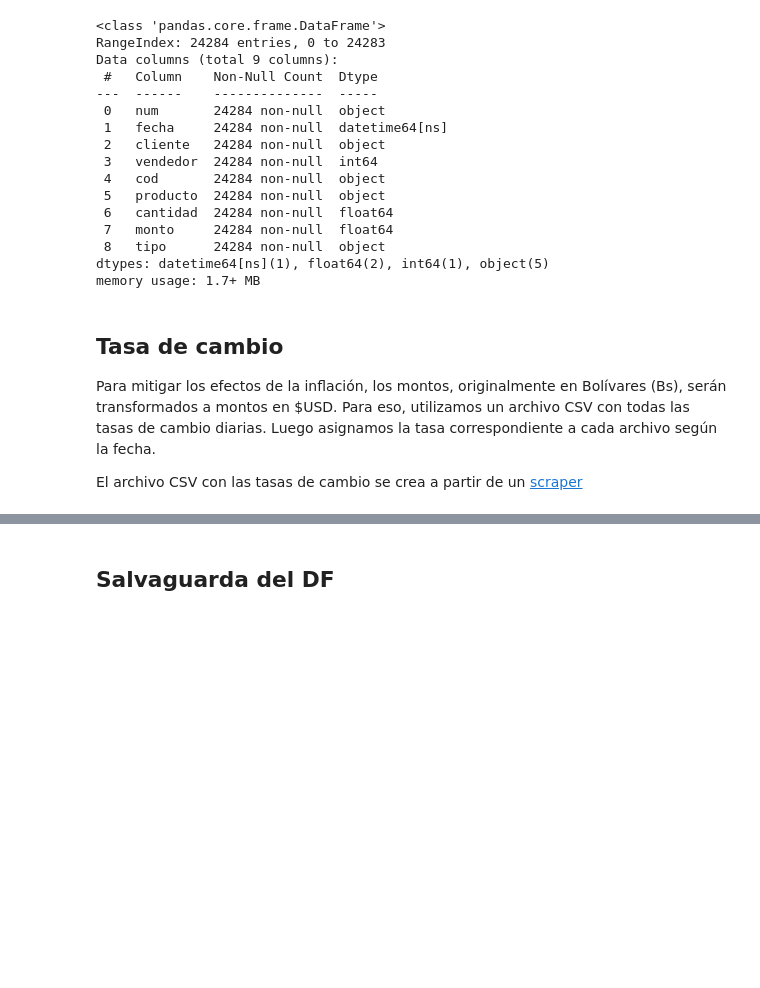
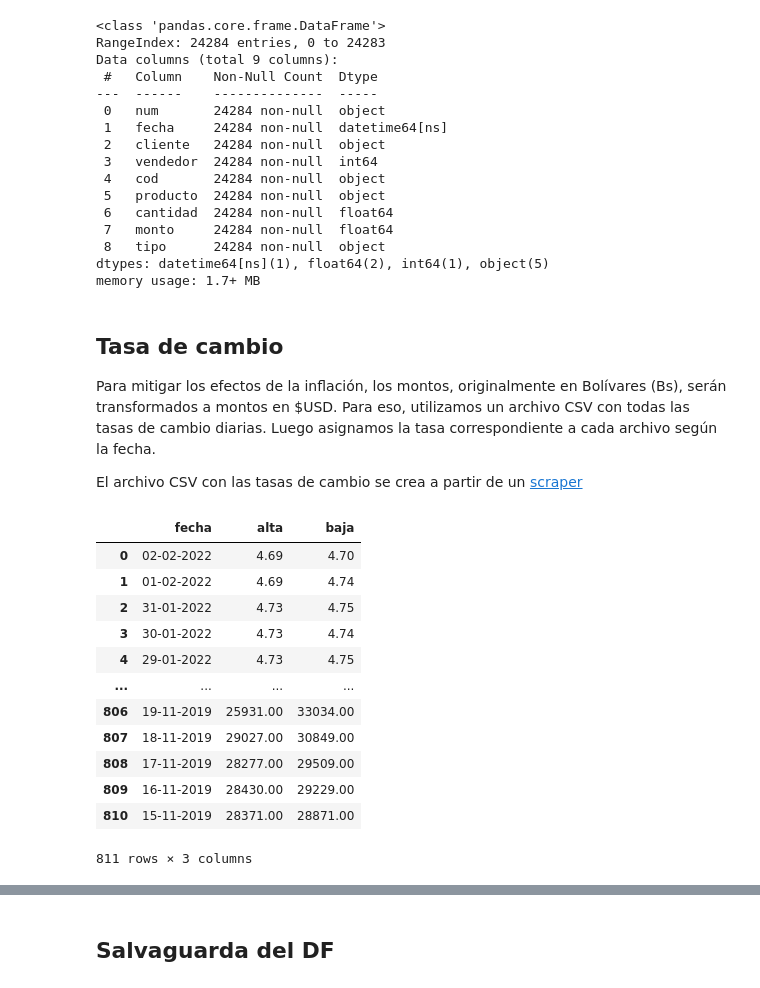
Before and after one commit to dchaconoca/proyecto-ventas, a Jupyter notebook: NB1_analisis_ventas.ipynb, the cells around one changed output, grey strips where cells are left out. Cells and saved outputs as stored; diff of their text form; code cells hidden in the pictures; blank space fills up the shorter version.

Commit message:
Limpieza y scraper

```diff
--- a/NB1_analisis_ventas.ipynb
+++ b/NB1_analisis_ventas.ipynb
@@ -358,4 +360,23 @@ memory usage: 1.7+ MB
 
 Para mitigar los efectos de la inflación, los montos, originalmente en Bolívares (Bs), serán transformados a montos en $USD. Para eso, utilizamos un archivo CSV con todas las tasas de cambio diarias. Luego asignamos la tasa correspondiente a cada archivo según la fecha.
 
-El archivo CSV con las tasas de cambio se crea a partir de un [scraper](https://colab.research.google.com/drive/1WzLTL4UzwgdZZZ57eM9fuUmDyiWptE3y#scrollTo=xbhFctLPZ3Xk)
+El archivo CSV con las tasas de cambio se crea a partir de un [scraper](https://github.com/dchaconoca/proyecto-ventas/blob/master/scraper_tasa_dolar.ipynb)
+# %%
+FILE_DOLAR = 'datos/in/tasa_dolar.csv'
+
+df_dolar = pd.read_csv(f"{BASE_DIR / FILE_DOLAR}", sep=';')
+df_dolar
+# %% [output]
+|  | fecha | alta | baja |
+| 0 | 02-02-2022 | 4.69 | 4.70 |
+| 1 | 01-02-2022 | 4.69 | 4.74 |
+| 2 | 31-01-2022 | 4.73 | 4.75 |
+| 3 | 30-01-2022 | 4.73 | 4.74 |
+| 4 | 29-01-2022 | 4.73 | 4.75 |
+| ... | ... | ... | ... |
+| 806 | 19-11-2019 | 25931.00 | 33034.00 |
+| 807 | 18-11-2019 | 29027.00 | 30849.00 |
+| 808 | 17-11-2019 | 28277.00 | 29509.00 |
+| 809 | 16-11-2019 | 28430.00 | 29229.00 |
+| 810 | 15-11-2019 | 28371.00 | 28871.00 |
+811 rows × 3 columns
```
Also changed, not shown: parts of 3 cells of this notebook, 2 other files.
